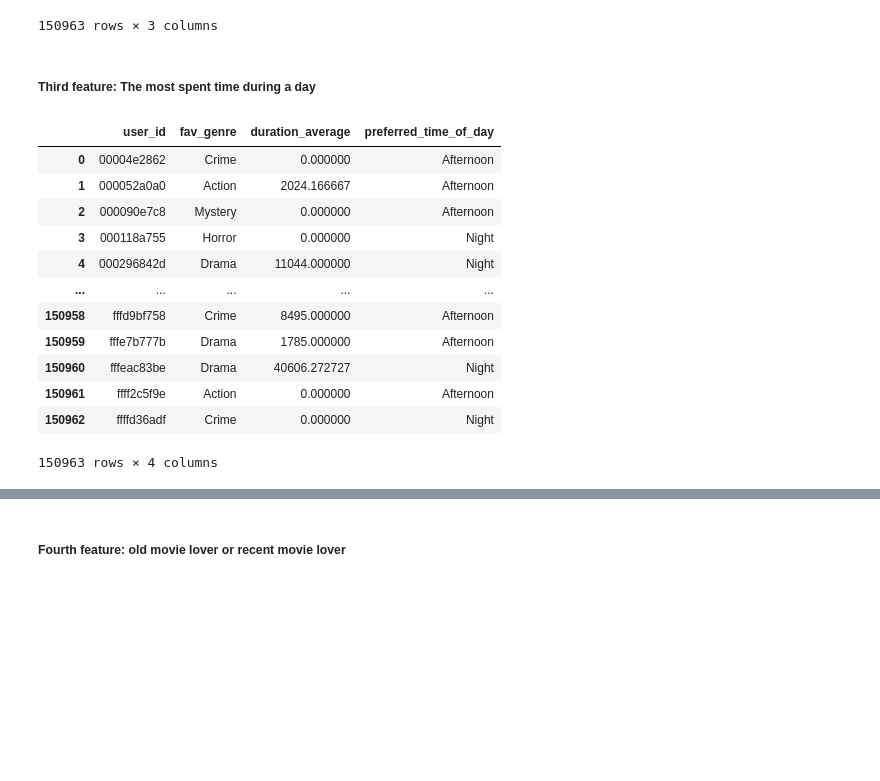
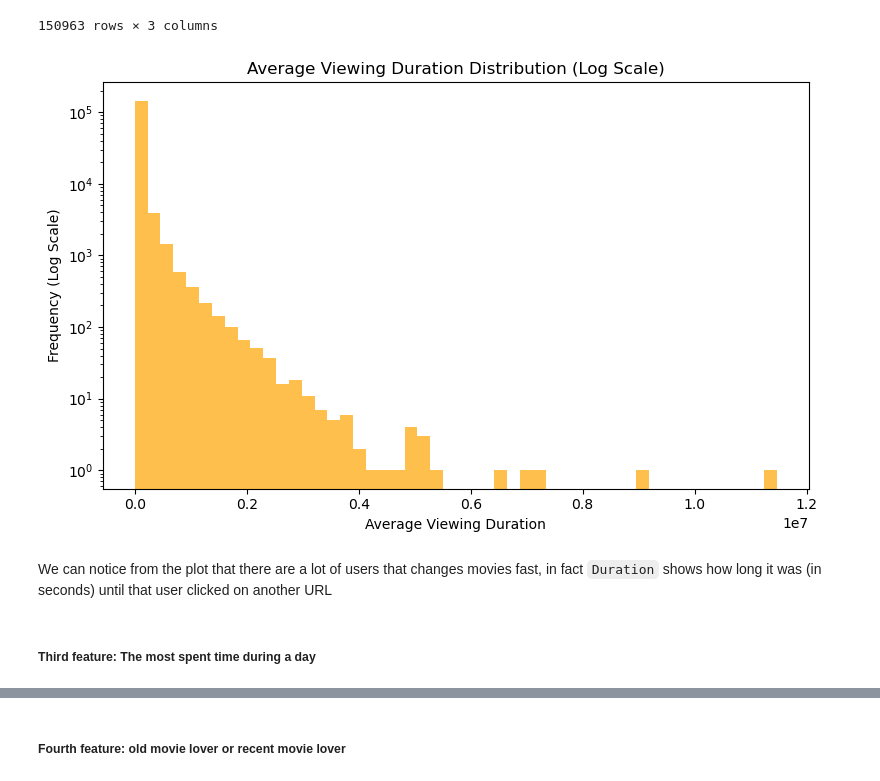
Before and after one commit to Alessandra9922/ADM_HW4_Group_8, a Jupyter notebook: Question_2/Question_2.ipynb, the cells around one changed output, grey strips where cells are left out. Saved outputs shown, nothing was run; the diff lists cells and outputs as text; code cells hidden in the pictures; blank space fills up the shorter version.

```diff
--- a/Question_2/Question_2.ipynb
+++ b/Question_2/Question_2.ipynb
@@ -166,12 +152,33 @@ dataset_user
 | 150961 | ffff2c5f9e | Action | 0.000000 |
 | 150962 | ffffd36adf | Crime | 0.000000 |
 150963 rows × 3 columns
+# %%
+# Let's see now how the average duration is distribuited
+ave_dur = dataset_user['duration_average']
+
+# Plot in a log-scale
+plt.figure(figsize=(8, 5))
+plt.hist(ave_dur, bins=50, color='orange', alpha=0.7)
+plt.yscale('log')
+plt.title('Average Viewing Duration Distribution (Log Scale)')
+plt.xlabel('Average Viewing Duration')
+plt.ylabel('Frequency (Log Scale)')
+plt.tight_layout()
+plt.show()
+# %% [output]
+[figure, added]
+# %% [markdown]
+We can notice from the plot that there are a lot of users that changes movies fast, in fact `Duration` shows how long it was (in seconds) until that user clicked on another URL
 # %% [markdown]
 ##### Third feature: The most spent time during a day
 # %%
-dataset_feature_3=dataset[['user_id','duration', 'datetime']].copy()
+# Creating a new DataFrame with 'user_id', 'duration', and 'datetime' columns
+dataset_feature_3 = dataset[['user_id','duration', 'datetime']].copy()
+
+# Converting the 'datetime' column to a pandas datetime format
 dataset_feature_3.datetime = pd.to_datetime(dataset_feature_3.datetime)
 
+# Function that divide the day in 'Morning', 'Afternoon', 'Night' based on the hours of a day
 def categorize_time_of_day(hour):
     if 6 <= hour < 15:
         return 'Morning'
@@ -180,24 +187,20 @@ def categorize_time_of_day(hour):
     else:
         return 'Night'
 
+# Creating a new column 'time_of_day' using the function created
 dataset_feature_3['time_of_day'] = dataset_feature_3.datetime.dt.hour.apply(categorize_time_of_day)
-dataset_feature_3=dataset_feature_3.groupby(['user_id', 'time_of_day'])['duration'].sum().reset_index()
-dataset_feature_3=dataset_feature_3.sort_values(by=['user_id', 'duration'], ascending=[True, False])
-dataset_feature_3=dataset_feature_3.drop_duplicates(subset=['user_id'])
+
+# Grouping by 'user_id' and 'time_of_day' and then we sums the 'duration' for each group
+dataset_feature_3 = dataset_feature_3.groupby(['user_id', 'time_of_day'])['duration'].sum().reset_index()
+
+# Sorting the dataset to prioritize the highest duration for each user and time of day
+dataset_feature_3 = dataset_feature_3.sort_values(by=['user_id', 'duration'], ascending=[True, False])
+
+# Dropping duplicate entries so we have only the highest duration for each user's preferred time of day
+dataset_feature_3 = dataset_feature_3.drop_duplicates(subset=['user_id'])
+
+# New column 'preferred_time_of_day'
 dataset_feature_3 = dataset_feature_3.assign(preferred_time_of_day=dataset_feature_3['time_of_day'])[['user_id', 'preferred_time_of_day']]
+
+# Merging the dataset_user
 dataset_user = pd.merge(dataset_user, dataset_feature_3, on='user_id')
-dataset_user
-# %% [output]
-|  | user_id | fav_genre | duration_average | preferred_time_of_day |
-| 0 | 00004e2862 | Crime | 0.000000 | Afternoon |
-| 1 | 000052a0a0 | Action | 2024.166667 | Afternoon |
-| 2 | 000090e7c8 | Mystery | 0.000000 | Afternoon |
-| 3 | 000118a755 | Horror | 0.000000 | Night |
-| 4 | 000296842d | Drama | 11044.000000 | Night |
-| ... | ... | ... | ... | ... |
-| 150958 | fffd9bf758 | Crime | 8495.000000 | Afternoon |
-| 150959 | fffe7b777b | Drama | 1785.000000 | Afternoon |
-| 150960 | fffeac83be | Drama | 40606.272727 | Night |
-| 150961 | ffff2c5f9e | Action | 0.000000 | Afternoon |
-| 150962 | ffffd36adf | Crime | 0.000000 | Night |
-150963 rows × 4 columns
```
Also changed, not shown: parts of 47 cells of this notebook.
